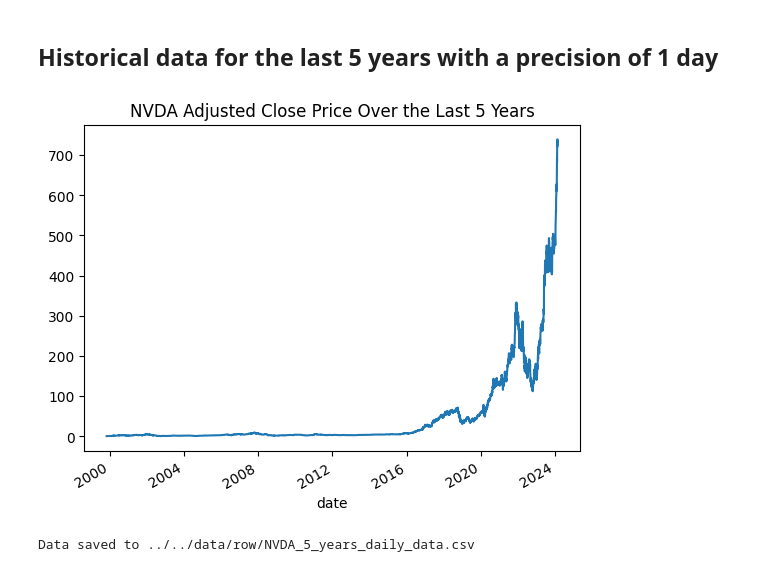
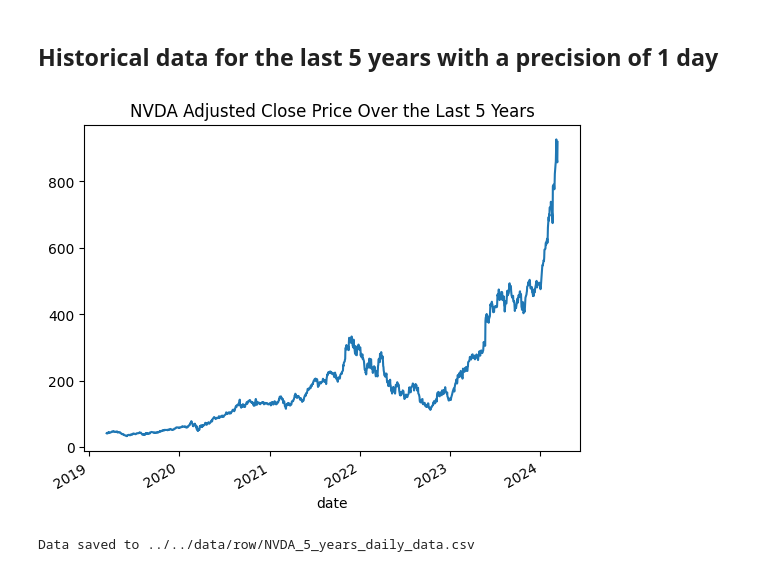
Before and after one commit to LibertyChaser/price_prediction, a Jupyter notebook: code/notebooks/w1_NVDA_Stock_Analysis_5Y.ipynb, the cells around one changed output. Saved outputs shown, nothing was run; the diff lists cells and outputs as text; code cells hidden in the pictures.

Commit message:
more detailed file name and save corrected data for 5 yr

```diff
--- a/code/notebooks/w1_NVDA_Stock_Analysis_5Y.ipynb
+++ b/code/notebooks/w1_NVDA_Stock_Analysis_5Y.ipynb
@@ -52,16 +53,18 @@ overview_df.to_csv(overview_data_path, header=False)
 # %%
 # Get historical stock data for NVDA
 daily_adjusted_data, meta_data = ts.get_daily_adjusted(symbol=symbol, outputsize='full')
 
 # Filter the last 5 years
-data_last_5_years = daily_adjusted_data.last('5Y')
+now = pd.Timestamp.now()
+start_date = now - pd.DateOffset(years=5)
+data_last_5_years = daily_adjusted_data.loc[:start_date]
 
 # Plot the closing price
 data_last_5_years['5. adjusted close'].plot(
     title='NVDA Adjusted Close Price Over the Last 5 Years')
 plt.show()
 # %% [output]
-[figure, old version]
+[figure, new version]
 # %%
 # Ensure the row_data_path directory exists
 os.makedirs(row_data_path, exist_ok=True)
```
Also changed, not shown: parts of 4 cells of this notebook.
